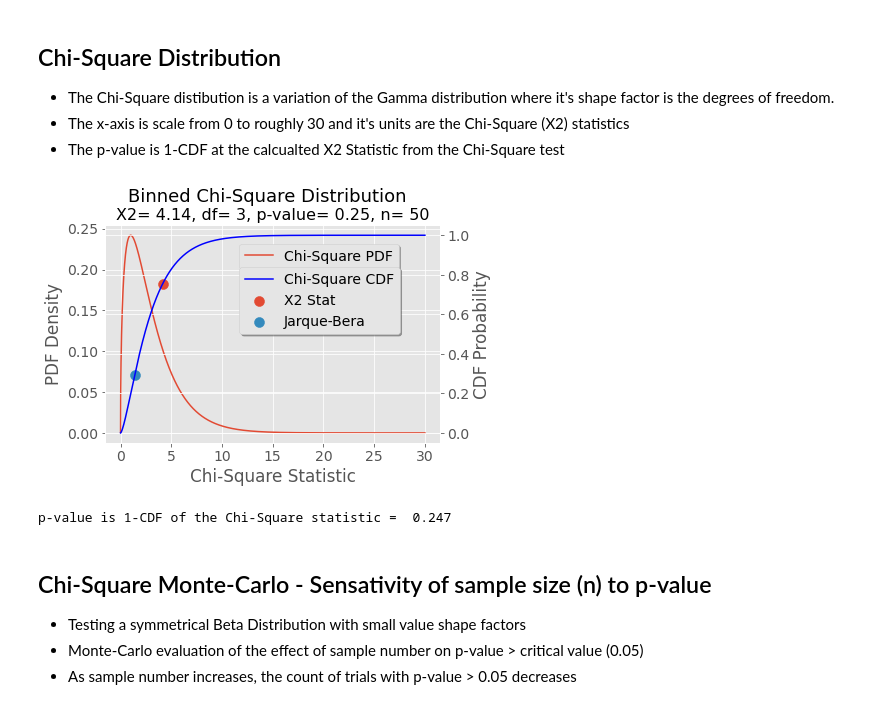
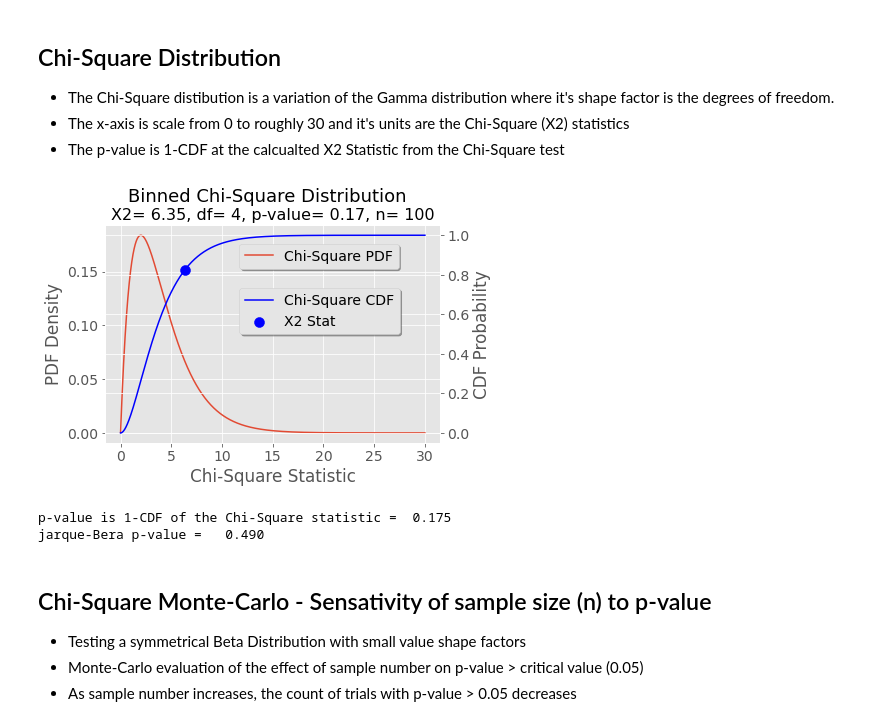
Before and after one commit to dmadvoc/PDFs, a Jupyter notebook: Normality Test - Box Cox.ipynb, the cells around one changed output. Drawn from its saved outputs; the diff is of its cells as text; code cells hidden in the pictures.

```diff
--- a/Normality Test - Box Cox.ipynb
+++ b/Normality Test - Box Cox.ipynb
@@ -351,7 +357,7 @@ import pylab
 from scipy.stats import boxcox
 
 
-n=50   # <======= !!!!!! SET THE SAMPLE SIZE !!!!!! ============================
+n=100   # <======= !!!!!! SET THE SAMPLE SIZE !!!!!! ============================
 
 ########### Data Sets to test against ######################
 # SELECT A DISTRIBUTION TO TEST
@@ -369,7 +375,6 @@ x, y = qq_array[0]
 slope, intercept, r = qq_array[1]
 
 fx = np.linspace(np.min(data)-np.std(data), np.max(data)+np.std(data), 100)
-
 
 fig, (ax1, ax2) = plt.subplots(1, 2, sharex=False, figsize=(15,4))
 ax1.hist(data, bins=nbins, density=True, label='Data Freq')
@@ -411,6 +416,7 @@ print('\n')
 # Chi-Square Normality Test
 cs_stat, cs_p = chisquare(data)
 print('This unbinned Chi-Square test in unreliable, see following cells for the binned analysis')
+print('========================================================================================')
 print("chi-Square stat & Pvalue: ", '%.3f'%cs_stat, '%.3f'%cs_p)
 if cs_p >=.05:
     print("Probably Gaussian", "\n")
@@ -565,27 +572,28 @@ PROBABLY GAUSSIAN
 # %%
 #x-axis ranges from 0 to 20 with .001 steps
 x = np.arange(0, 30, .001)
 
 #plot Chi-square distribution with 4 degrees of freedom
 fig, ax1 = plt.subplots()
 sym_size=100
 ax2 = ax1.twinx()
 ax1.plot(x, chi2.pdf(x, df=deg_free), label='Chi-Square PDF')
 ax2.plot(x, chi2.cdf(x, df=deg_free), c='b', label='Chi-Square CDF')
-ax2.scatter(x2, chi2.cdf(x2, df=deg_free), s=sym_size, label='X2 Stat')
-ax2.scatter(jb_stat, chi2.cdf(jb_stat, df=deg_free), s=sym_size, label='Jarque-Bera')
+ax2.scatter(x2, chi2.cdf(x2, df=deg_free), s=sym_size, c='b', label='X2 Stat')
 plt.suptitle('Binned Chi-Square Distribution', y=1.01, fontsize=18)
 plt.title('X2= ' + str('%.2f'%x2) + ', df= ' +str('%.0f'%deg_free) + ', p-value= '+str('%.2f'%pvalue) + ', n= ' + str(n), fontsize=16)
 ax1.legend(shadow=True, loc=(.4,.8))
 ax2.legend(shadow=True, loc=(.4,.5))
 ax1.set_ylabel('PDF Density')
 ax2.set_ylabel('CDF Probability')
 ax1.set_xlabel('Chi-Square Statistic')
 plt.show()
 print('p-value is 1-CDF of the Chi-Square statistic =', '{: .3f}'.format(chi2.sf(x2, df=deg_free)))
+print('jarque-Bera p-value = ', '{: .3f}'.format(jb_p))
 # %% [output]
-[figure, old version]
+[figure, new version]
-p-value is 1-CDF of the Chi-Square statistic =  0.247
+p-value is 1-CDF of the Chi-Square statistic =  0.175
+jarque-Bera p-value =   0.490
 # %% [markdown]
 ## Chi-Square Monte-Carlo - Sensativity of sample size (n) to p-value
 - Testing a symmetrical Beta Distribution with small value shape factors
```
Also changed, not shown: parts of 12 cells of this notebook, 1 other file.
